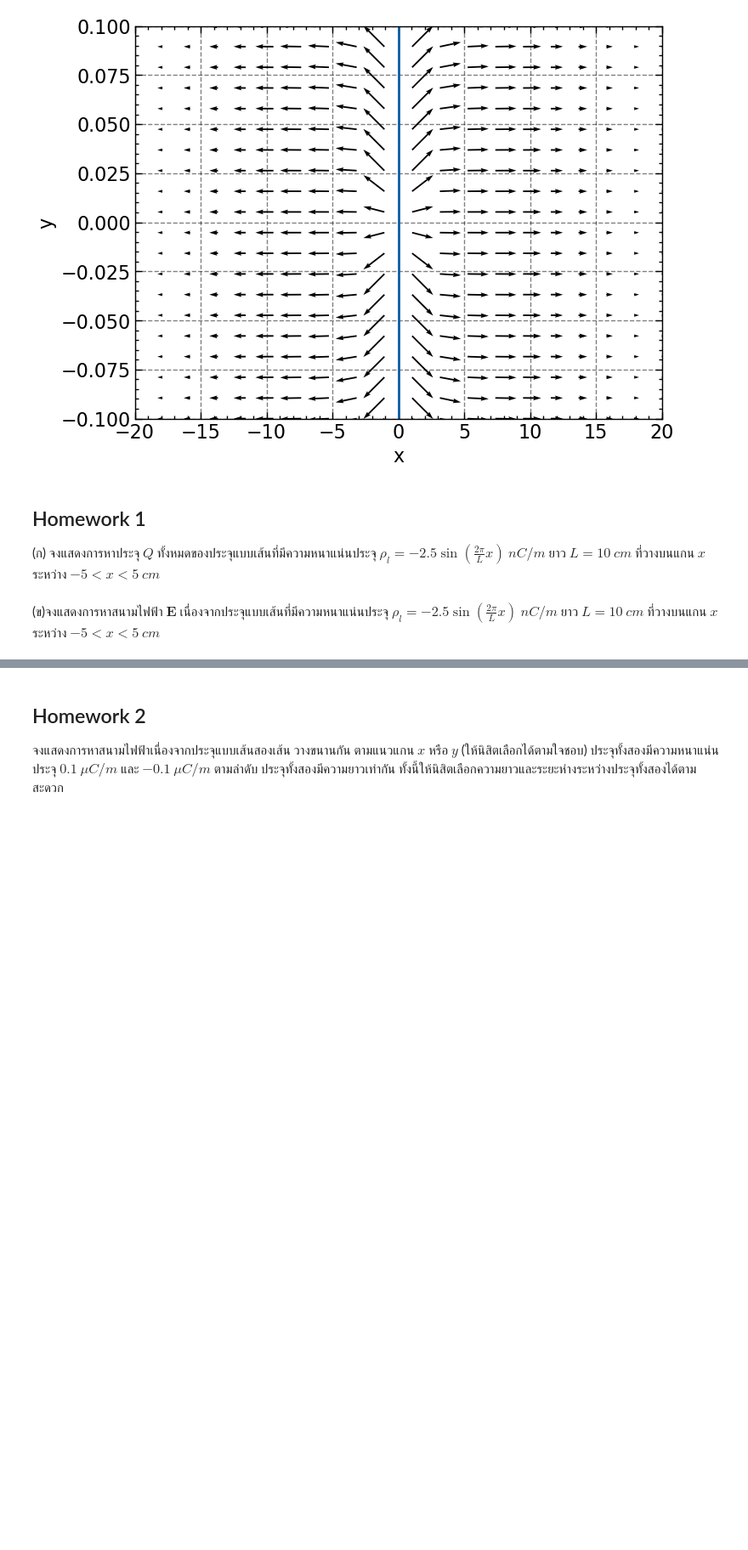
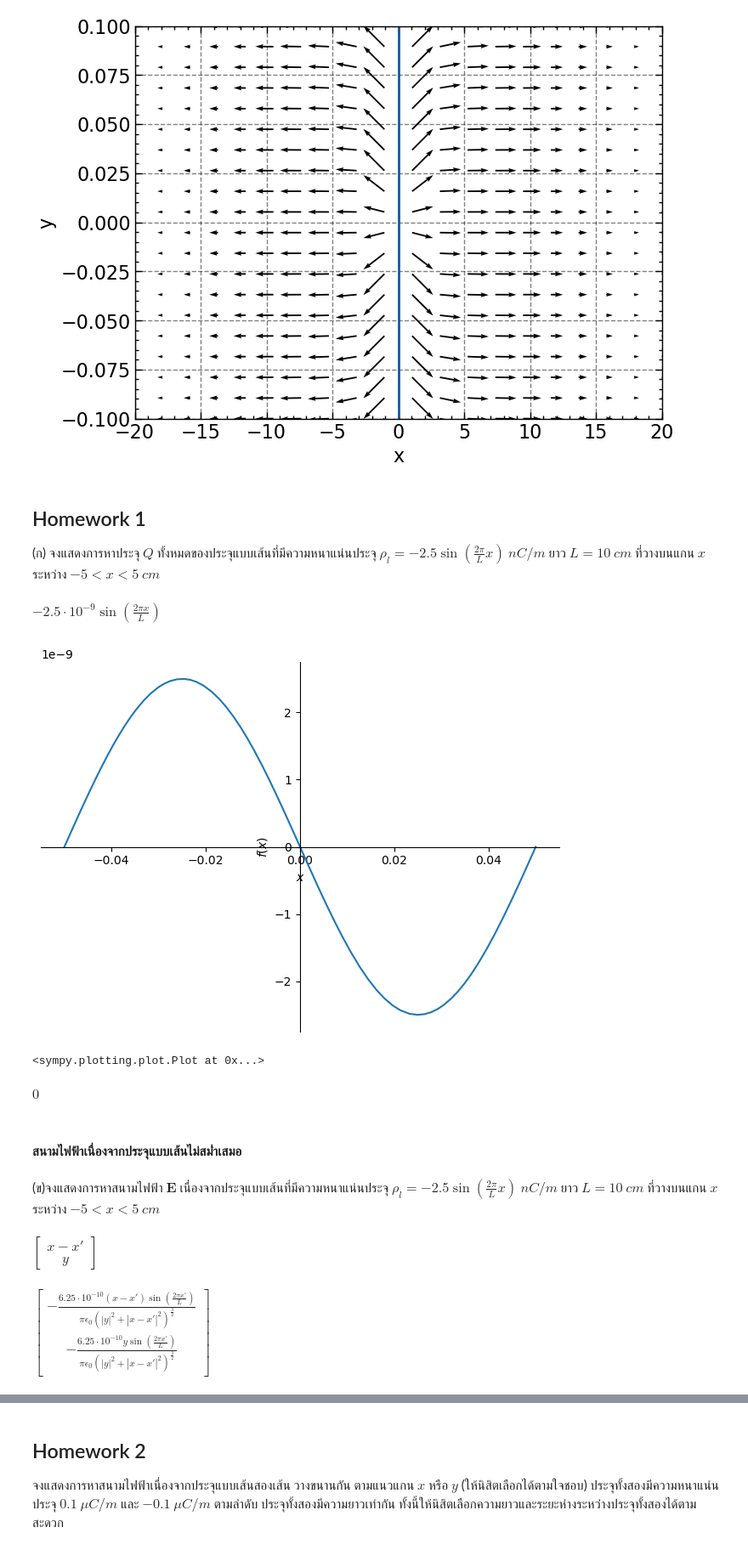
Before and after one commit to nayot/emag, a Jupyter notebook: Line_Charges_HW.ipynb, the cells around one changed output, grey strips where cells are left out. Shown at 85% size. Cells and saved outputs as stored; diff of their text form; code cells hidden in the pictures; blank space fills up the shorter version.

Commit message:
Solution to Line_Charges_HW.ipynb and upgrade the plots.py to allow for multi-axis plot

```diff
--- a/Line_Charges_HW.ipynb
+++ b/Line_Charges_HW.ipynb
@@ -135,2 +174,36 @@ field_plot(E_func, x_min=-20, x_max=20, y_min=-0.1, y_max=0.1)
+# %%
+x, y, epsilon_0, L, xp = smp.symbols("x y epsilon_0 L x'")
+# %%
+def rho_l(x):
+    l_charge = -2.5 * smp.sin(2.0 * smp.pi / L * x) * 1e-9
+    return l_charge
+# %%
+rho_l(x)
+# %% [output]
+$\displaystyle - 2.5 \cdot 10^{-9} \sin{\left(\frac{2 \pi x}{L} \right)}$
+# %%
+smp.plot(rho_l(x).subs(L, 10e-2), (x, -5e-2, 5e-2))
+# %% [output]
+[figure, added]
+<sympy.plotting.plot.Plot at 0x...>
+# %%
+# ประจุลัพธ์ของประจุแบบเส้น
+smp.integrate(rho_l(x).subs(L, 10e-2), (x, -5e-2, 5e-2))
+# %% [output]
+$\displaystyle 0$
+# %% [markdown]
+#### สนามไฟฟ้าเนื่องจากประจุแบบเส้นไม่สม่ำเสมอ
 # %% [markdown]
 (ข)จงแสดงการหาสนามไฟฟ้า $\mathbf{E}$ เนื่องจากประจุแบบเส้นที่มีความหนาแน่นประจุ $\rho_l=-2.5\sin(\frac{2\pi}{L}x)~nC/m$ ยาว $L=10~cm$ ที่วางบนแกน $x$ ระหว่าง $-5<x<5~cm$
+# %%
+r = smp.Matrix([x, y])
+rp = smp.Matrix([xp, 0])
+R = r - rp
+R
+# %% [output]
+$\displaystyle \left[\begin{matrix}x - x'\\y\end{matrix}\right]$
+# %%
+dEdxp = rho_l(xp) / (4.0 * smp.pi * epsilon_0) * R / R.norm()**3
+dEdxp
+# %% [output]
+$\displaystyle \left[\begin{matrix}- \frac{6.25 \cdot 10^{-10} \left(x - x'\right) \sin{\left(\frac{2 \pi x'}{L} \right)}}{\pi \epsilon_{0} \left(\left|{y}\right|^{2} + \left|{x - x'}\right|^{2}\right)^{\frac{3}{2}}}\\- \frac{6.25 \cdot 10^{-10} y \sin{\left(\frac{2 \pi x'}{L} \right)}}{\pi \epsilon_{0} \left(\left|{y}\right|^{2} + \left|{x - x'}\right|^{2}\right)^{\frac{3}{2}}}\end{matrix}\right]$
```
Also changed, not shown: parts of 19 cells of this notebook, 1 other file.
